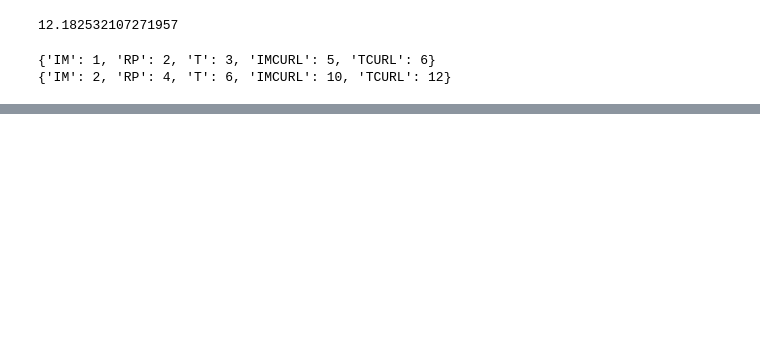
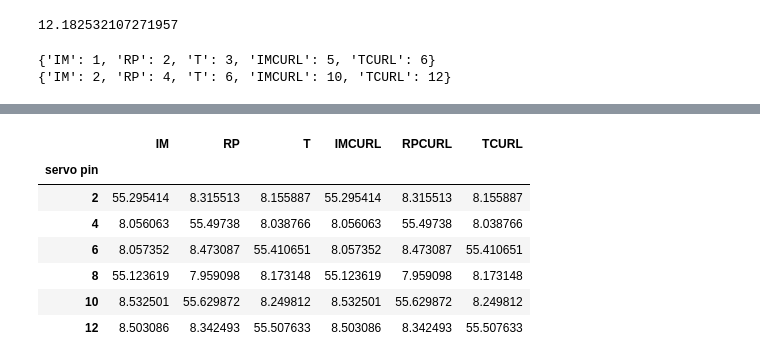
Before and after one commit to coolperson655/Tech-studio-project, a Jupyter notebook: Test notebook.ipynb, the cells around one changed output, grey strips where cells are left out. Saved outputs shown, nothing was run; the diff lists cells and outputs as text; code cells hidden in the pictures; blank space fills up the shorter version.

```diff
--- a/Test notebook.ipynb
+++ b/Test notebook.ipynb
@@ -179,0 +383,11 @@ plt.plot(range(0,101),mapvals)
+# %%
+hmap
+# %% [output]
+|  | IM | RP | T | IMCURL | RPCURL | TCURL |
+| servo pin |  |  |  |  |  |  |
+| 2 | 55.295414 | 8.315513 | 8.155887 | 55.295414 | 8.315513 | 8.155887 |
+| 4 | 8.056063 | 55.49738 | 8.038766 | 8.056063 | 55.49738 | 8.038766 |
+| 6 | 8.057352 | 8.473087 | 55.410651 | 8.057352 | 8.473087 | 55.410651 |
+| 8 | 55.123619 | 7.959098 | 8.173148 | 55.123619 | 7.959098 | 8.173148 |
+| 10 | 8.532501 | 55.629872 | 8.249812 | 8.532501 | 55.629872 | 8.249812 |
+| 12 | 8.503086 | 8.342493 | 55.507633 | 8.503086 | 8.342493 | 55.507633 |
```
Also changed, not shown: parts of 13 cells of this notebook, 3 other files.
